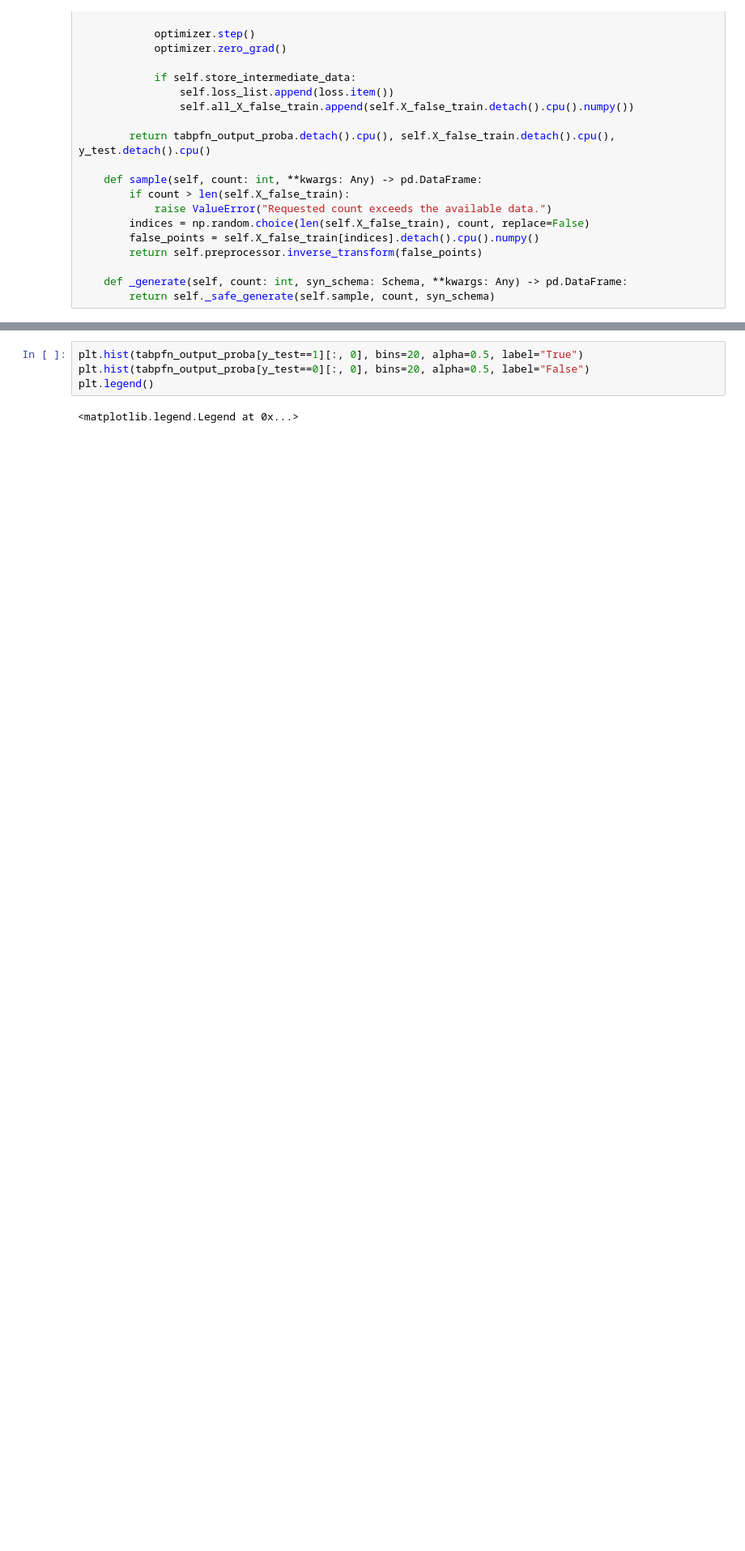
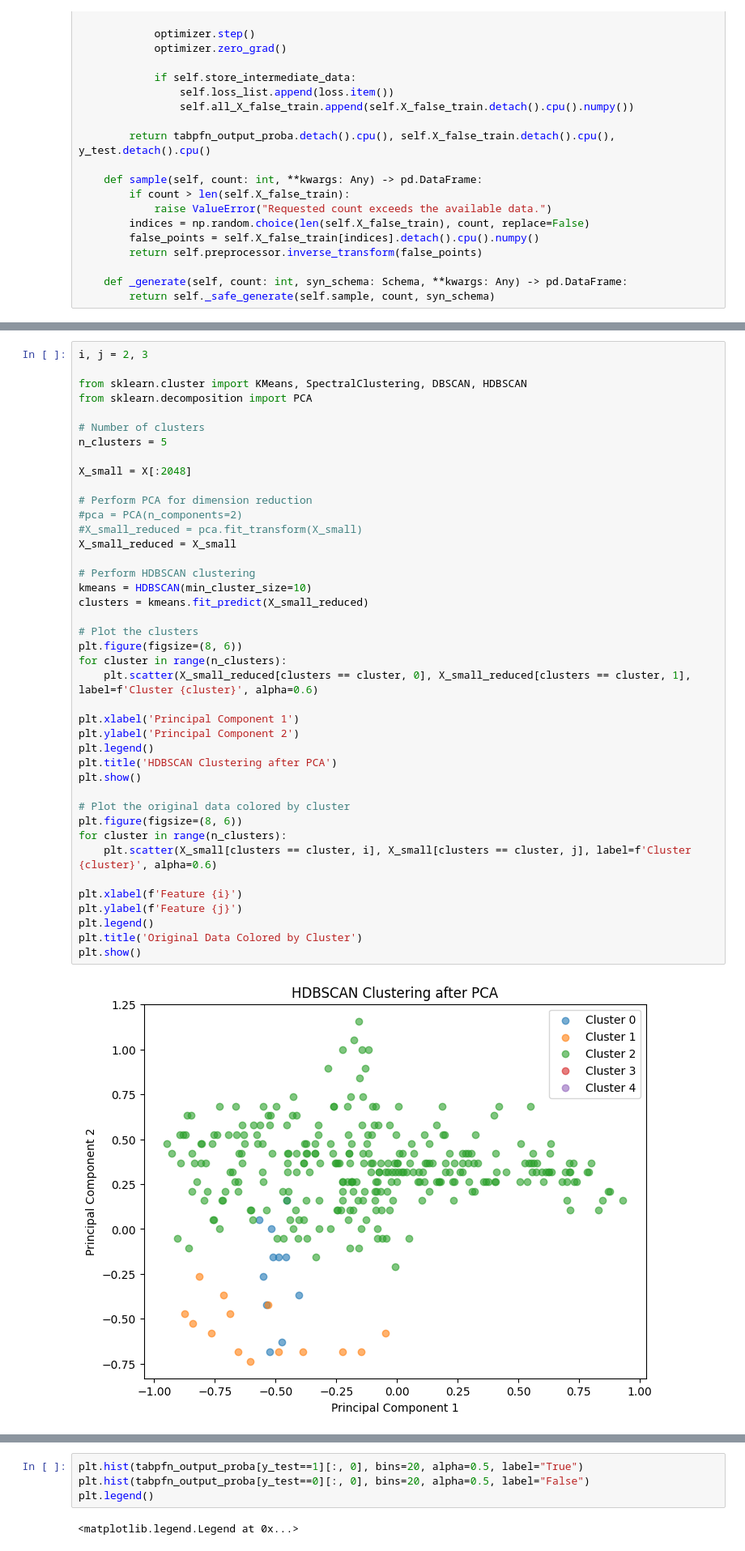
Before and after one commit to LeoGrin/differentiable_tabpfn, a Jupyter notebook: improve_tabpfn.ipynb, the cells around one changed output, grey strips where cells are left out. Shown at 81% size. Cells and saved outputs as stored; diff of their text form; blank space fills up the shorter version.

```diff
--- a/improve_tabpfn.ipynb
+++ b/improve_tabpfn.ipynb
@@ -183,0 +211,43 @@ tabpfn_output_proba, X_false_train, y_test = syn_model._fit(loader)
+# %%
+i, j = 2, 3
+
+from sklearn.cluster import KMeans, SpectralClustering, DBSCAN, HDBSCAN
+from sklearn.decomposition import PCA
+
+# Number of clusters
+n_clusters = 5
+
+X_small = X[:2048]
+
+# Perform PCA for dimension reduction
+#pca = PCA(n_components=2)
+#X_small_reduced = pca.fit_transform(X_small)
+X_small_reduced = X_small
+
+# Perform HDBSCAN clustering
+kmeans = HDBSCAN(min_cluster_size=10)
+clusters = kmeans.fit_predict(X_small_reduced)
+
+# Plot the clusters
+plt.figure(figsize=(8, 6))
+for cluster in range(n_clusters):
+    plt.scatter(X_small_reduced[clusters == cluster, 0], X_small_reduced[clusters == cluster, 1], label=f'Cluster {cluster}', alpha=0.6)
+
+plt.xlabel('Principal Component 1')
+plt.ylabel('Principal Component 2')
+plt.legend()
+plt.title('HDBSCAN Clustering after PCA')
+plt.show()
+
+# Plot the original data colored by cluster
+plt.figure(figsize=(8, 6))
+for cluster in range(n_clusters):
+    plt.scatter(X_small[clusters == cluster, i], X_small[clusters == cluster, j], label=f'Cluster {cluster}', alpha=0.6)
+
+plt.xlabel(f'Feature {i}')
+plt.ylabel(f'Feature {j}')
+plt.legend()
+plt.title('Original Data Colored by Cluster')
+plt.show()
+# %% [output]
+[figure, added]
```
Also changed, not shown: parts of 20 cells of this notebook, 9 other files.
